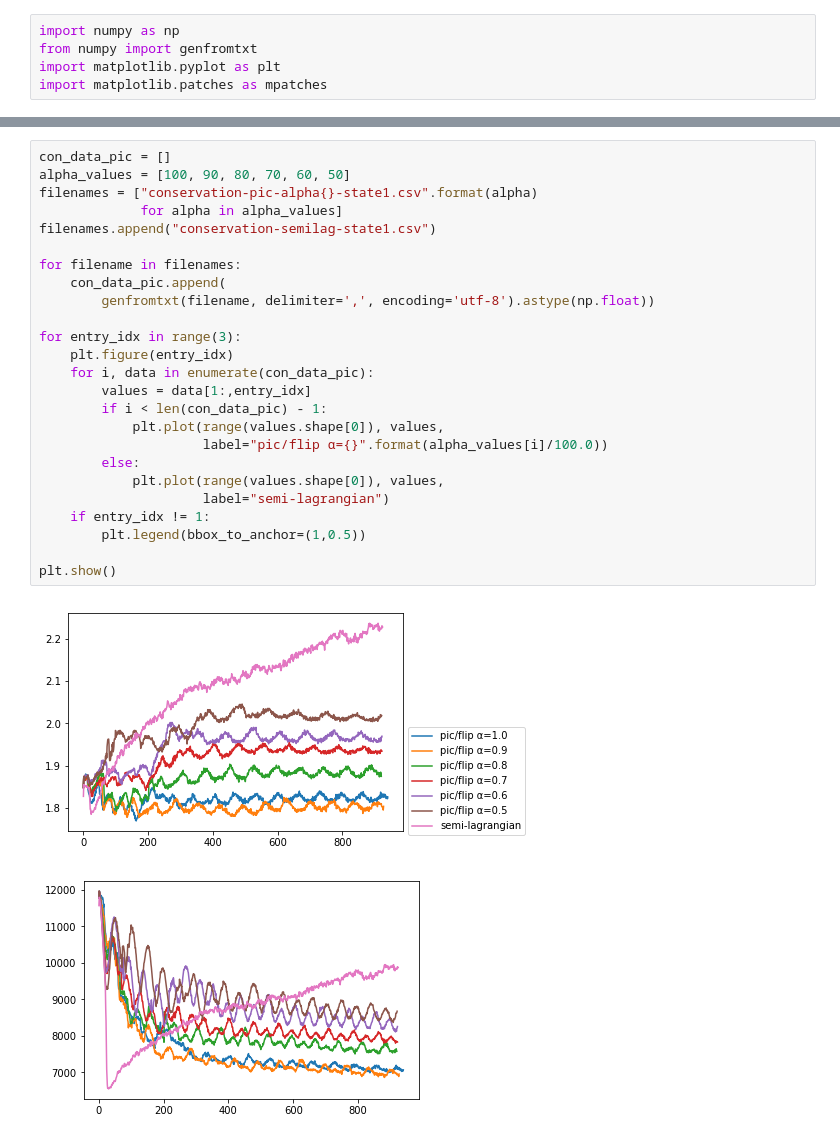
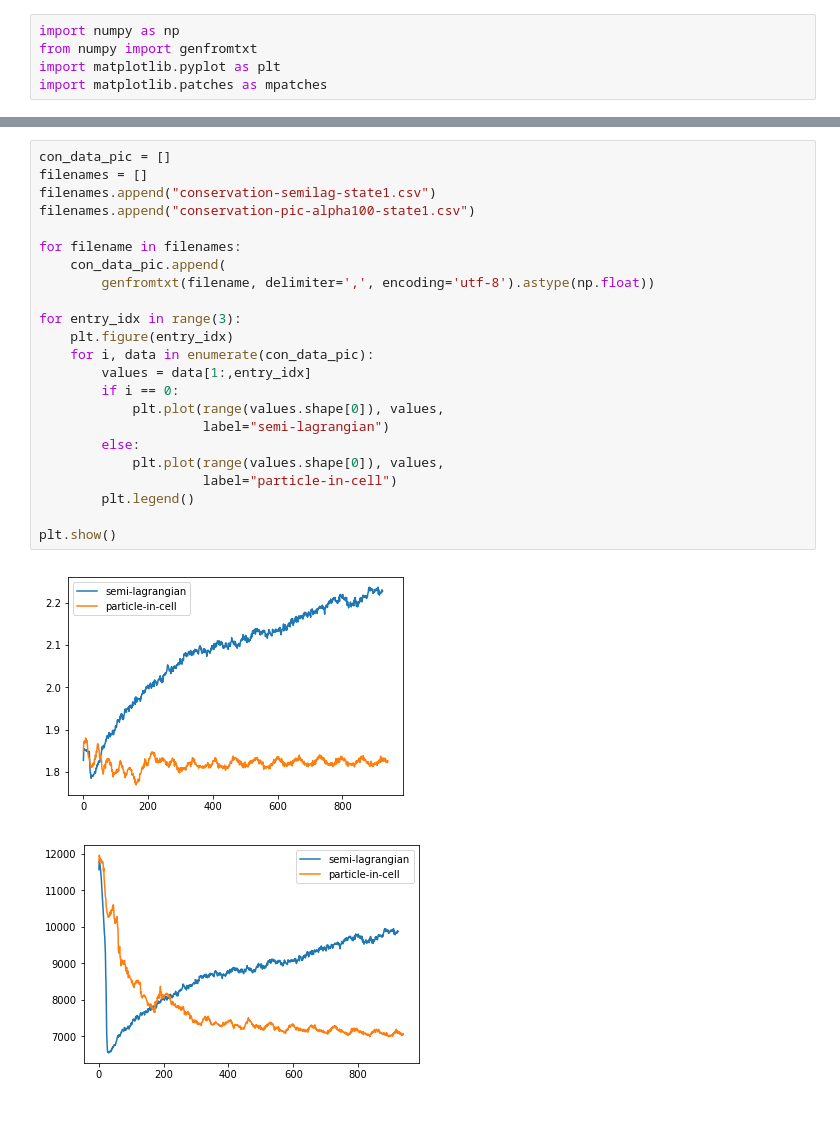
Before and after one commit to lasagnaphil/fluid-sim, a Jupyter notebook: paper/data/analysis.ipynb, the cells around one changed output, grey strips where cells are left out. Drawn from its saved outputs; the diff is of its cells as text.

```diff
--- a/paper/data/analysis.ipynb
+++ b/paper/data/analysis.ipynb
@@ -59,29 +59,27 @@ with np.printoptions(precision=3):
  3.829e+00]
 # %%
 con_data_pic = []
-alpha_values = [100, 90, 80, 70, 60, 50]
-filenames = ["conservation-pic-alpha{}-state1.csv".format(alpha)
-             for alpha in alpha_values]
+filenames = []
 filenames.append("conservation-semilag-state1.csv")
+filenames.append("conservation-pic-alpha100-state1.csv")
 
 for filename in filenames:
     con_data_pic.append(
         genfromtxt(filename, delimiter=',', encoding='utf-8').astype(np.float))
 
 for entry_idx in range(3):
     plt.figure(entry_idx)
     for i, data in enumerate(con_data_pic):
         values = data[1:,entry_idx]
-        if i < len(con_data_pic) - 1:
+        if i == 0:
             plt.plot(range(values.shape[0]), values,
-                     label="pic/flip α={}".format(alpha_values[i]/100.0))
+                     label="semi-lagrangian")
         else:
             plt.plot(range(values.shape[0]), values,
-                     label="semi-lagrangian")
-    if entry_idx != 1:
-        plt.legend(bbox_to_anchor=(1,0.5))
+                     label="particle-in-cell")
+        plt.legend()
 
 plt.show()
 # %% [output]
-[figure, old version]
+[figure, new version]
-[figure, old version]
+[figure, new version]
```
Also changed, not shown: parts of 1 cell of this notebook, 5 other files.
